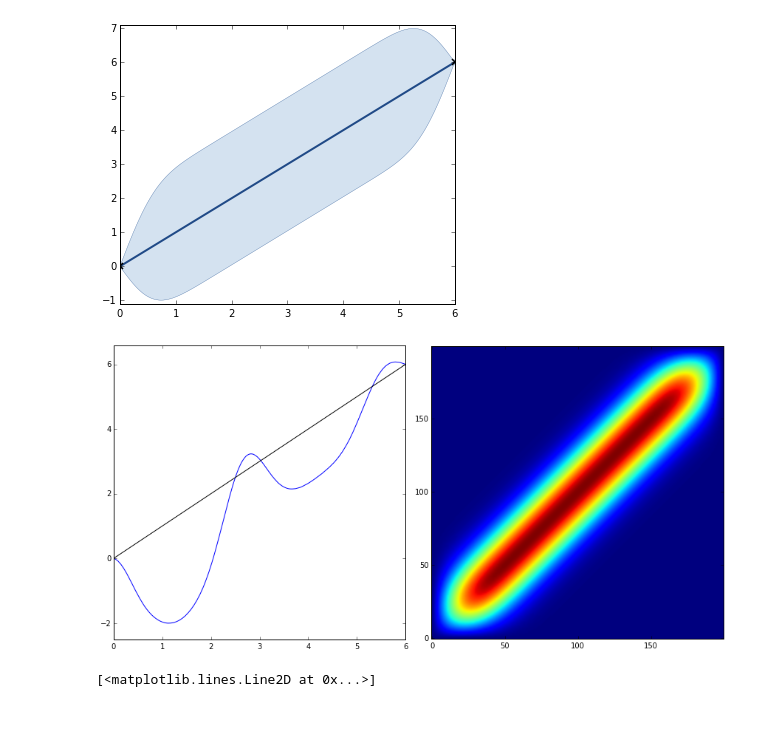
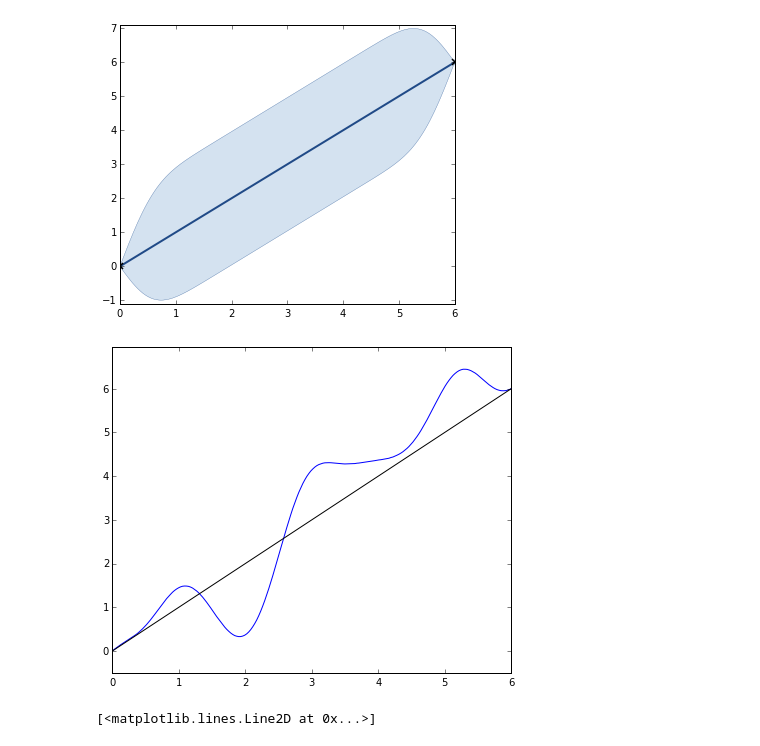
Before and after one commit to ptonner/pyFDA, a Jupyter notebook: examples/bayesianModel.ipynb, the cells around one changed output. Cells and saved outputs as stored; diff of their text form; code cells hidden in the pictures; blank space fills up the shorter version.

```diff
--- a/examples/bayesianModel.ipynb
+++ b/examples/bayesianModel.ipynb
@@ -66,23 +66,23 @@ plt.savefig("figures/regPrior_likelihood.png")
 # %%
 t = np.linspace(0,6,200)
 mu,cov = regPrior.predict(t[:,None],full_cov=True)
 sample = scipy.stats.multivariate_normal.rvs(mu[:,0],cov)
 
-plt.figure(figsize=(12,6))
+plt.figure(figsize=(6,5))
 
-plt.subplot(121)
+# plt.subplot(121)
 plt.plot(t,sample)
 plt.plot(t,t,'k')
 plt.ylim(np.min(sample)-.5,np.max(sample)+.5)
 
-plt.subplot(122)
-plt.imshow(cov,origin=0)
+# plt.subplot(122)
+# plt.imshow(cov,origin=0)
 
 plt.tight_layout()
 
 plt.savefig("figures/regPrior_sample.png")
 # %% [output]
-[figure, old version]
+[figure, new version]
 # %%
 plt.plot(t,sample-t)
 plt.plot(t,poolAdjacentViolators(sample)-t)
```
Also changed, not shown: parts of 22 cells of this notebook.
